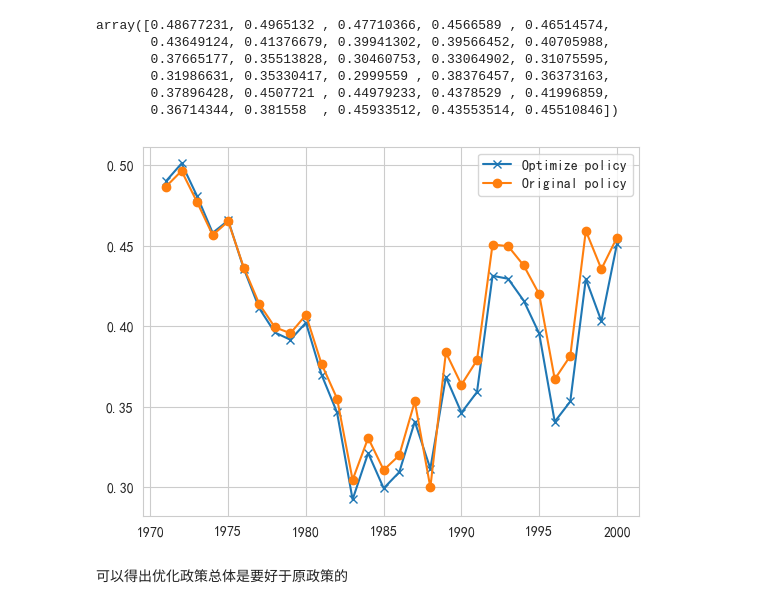
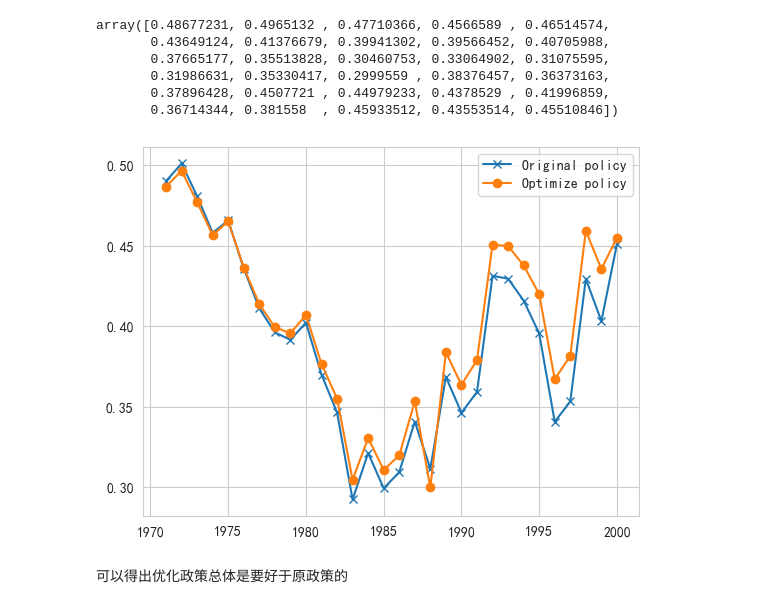
Before and after one commit to eric-gitta-moore/2022MCM-B, a Jupyter notebook: Q3/compareScore.ipynb, the cells around one changed output. Drawn from its saved outputs; the diff is of its cells as text; code cells hidden in the pictures.

```diff
--- a/Q3/compareScore.ipynb
+++ b/Q3/compareScore.ipynb
@@ -78,21 +78,21 @@ array([0.48677231, 0.4965132 , 0.47710366, 0.4566589 , 0.46514574,
 # %%
 scatter_ = scatter = pd.DataFrame(scatter, index=idx)
 scatterTuning_ = scatterTuning = pd.DataFrame(scatterTuning, index=idx)
 x = scatter.index.tolist()
 
 # 对比二者指标
 
 import matplotlib.pyplot as plt
 
 fig, ax = plt.subplots()
-ax.plot(x, scatter, marker='x', label='Optimize policy')
-ax.plot(x, scatterTuning, marker='o', label='Original policy')
+ax.plot(x, scatter, marker='x', label='Original policy')
+ax.plot(x, scatterTuning, marker='o', label='Optimize policy')
 
 plt.legend()
 plt.savefig('Optimize policy vs Original policy.svg')
 plt.show()
 # %% [output]
-[figure, old version]
+[figure, new version]
 # %% [markdown]
 可以得出优化政策总体是要好于原政策的
 # %%
```
Also changed, not shown: 2 other files.
